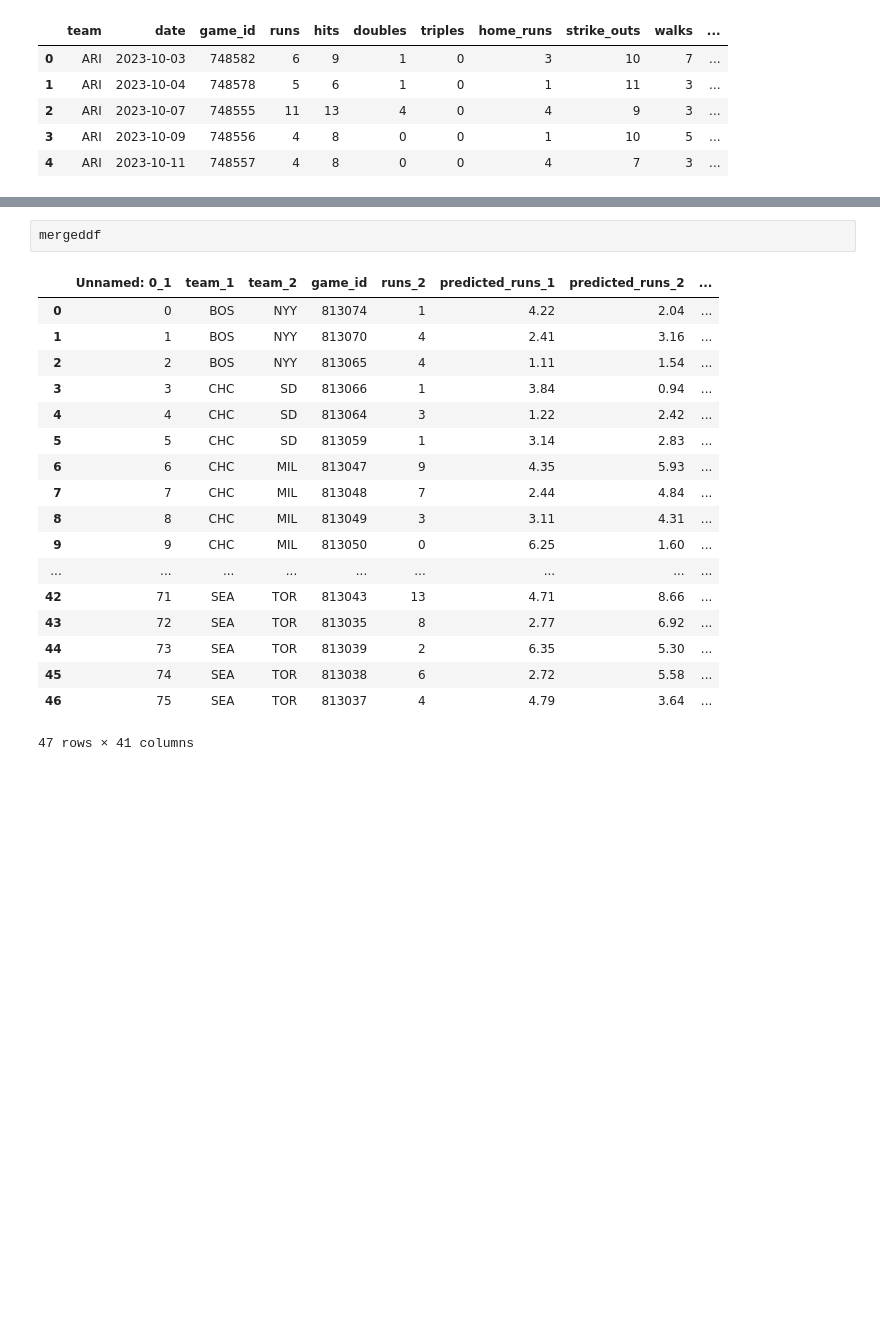
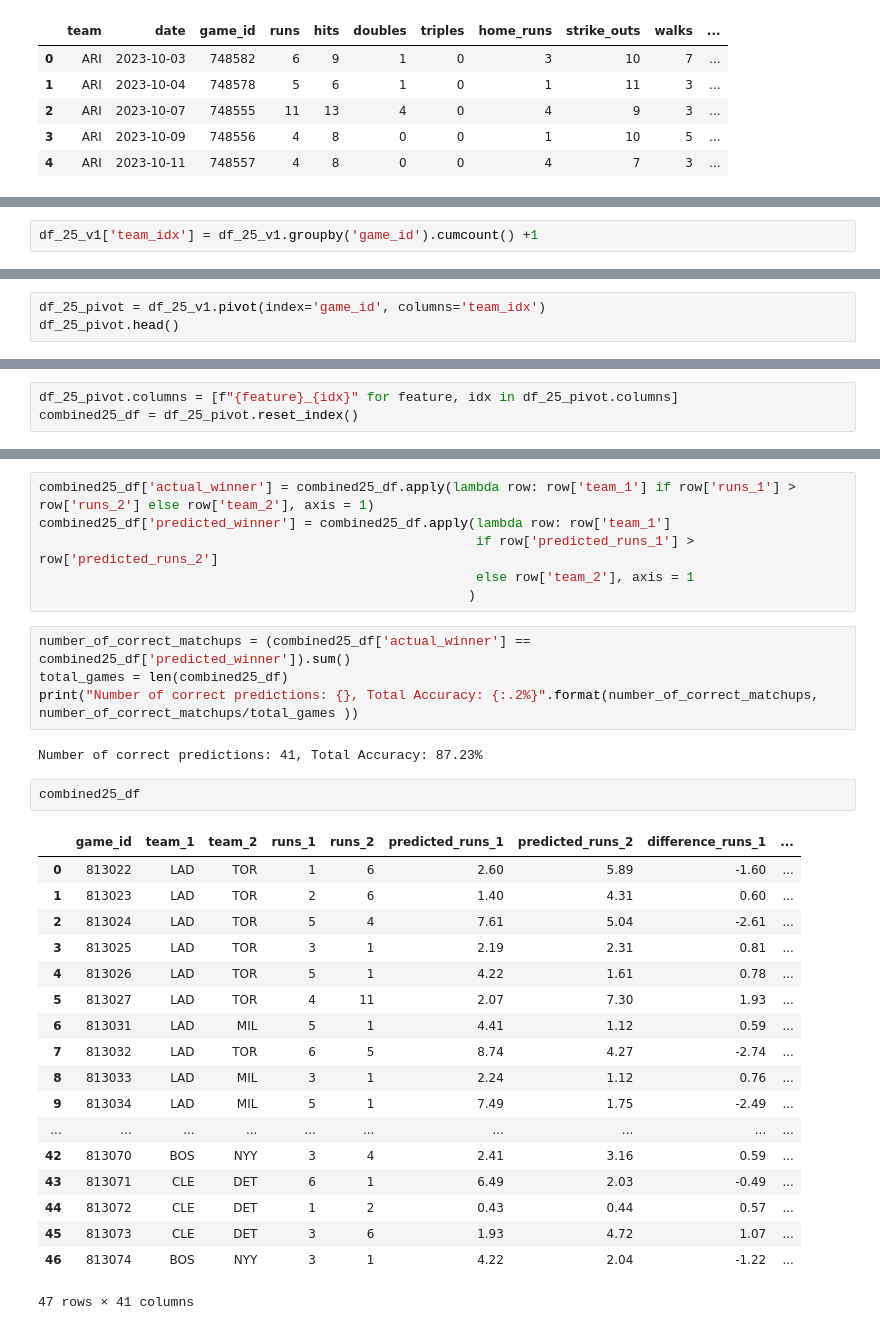
Before and after one commit to gesantel/MLBPS23, a Jupyter notebook: MLB23_PS_Offense.ipynb, the cells around one changed output, grey strips where cells are left out. Saved outputs shown, nothing was run; the diff lists cells and outputs as text; blank space fills up the shorter version.

```diff
--- a/MLB23_PS_Offense.ipynb
+++ b/MLB23_PS_Offense.ipynb
@@ -513,0 +495,2 @@ for col, pos in zip (cols_to_move, target_positions):
+# %%
+df_25_v1['team_idx'] = df_25_v1.groupby('game_id').cumcount() +1
@@ -513,0 +504,3 @@ for col, pos in zip (cols_to_move, target_positions):
+# %%
+df_25_pivot = df_25_v1.pivot(index='game_id', columns='team_idx')
+df_25_pivot.head()
@@ -513,0 +537,3 @@ for col, pos in zip (cols_to_move, target_positions):
+# %%
+df_25_pivot.columns = [f"{feature}_{idx}" for feature, idx in df_25_pivot.columns]
+combined25_df = df_25_pivot.reset_index()
@@ -514,21 +550,33 @@ for col, pos in zip (cols_to_move, target_positions):
+# %%
+combined25_df['actual_winner'] = combined25_df.apply(lambda row: row['team_1'] if row['runs_1'] > row['runs_2'] else row['team_2'], axis = 1)
+combined25_df['predicted_winner'] = combined25_df.apply(lambda row: row['team_1']
+                                                        if row['predicted_runs_1'] > row['predicted_runs_2']
+                                                        else row['team_2'], axis = 1
+                                                       )
+# %%
+number_of_correct_matchups = (combined25_df['actual_winner'] == combined25_df['predicted_winner']).sum()
+total_games = len(combined25_df)
+print("Number of correct predictions: {}, Total Accuracy: {:.2%}".format(number_of_correct_matchups, number_of_correct_matchups/total_games ))
+# %% [output]
+Number of correct predictions: 41, Total Accuracy: 87.23%
 # %%
-mergeddf
+combined25_df
 # %% [output]
-|  | Unnamed: 0_1 | team_1 | team_2 | game_id | runs_2 | predicted_runs_1 | predicted_runs_2 | ... |
-| 0 | 0 | BOS | NYY | 813074 | 1 | 4.22 | 2.04 | ... |
-| 1 | 1 | BOS | NYY | 813070 | 4 | 2.41 | 3.16 | ... |
-| 2 | 2 | BOS | NYY | 813065 | 4 | 1.11 | 1.54 | ... |
-| 3 | 3 | CHC | SD | 813066 | 1 | 3.84 | 0.94 | ... |
-| 4 | 4 | CHC | SD | 813064 | 3 | 1.22 | 2.42 | ... |
-| 5 | 5 | CHC | SD | 813059 | 1 | 3.14 | 2.83 | ... |
-| 6 | 6 | CHC | MIL | 813047 | 9 | 4.35 | 5.93 | ... |
-| 7 | 7 | CHC | MIL | 813048 | 7 | 2.44 | 4.84 | ... |
-| 8 | 8 | CHC | MIL | 813049 | 3 | 3.11 | 4.31 | ... |
-| 9 | 9 | CHC | MIL | 813050 | 0 | 6.25 | 1.60 | ... |
-| ... | ... | ... | ... | ... | ... | ... | ... | ... |
-| 42 | 71 | SEA | TOR | 813043 | 13 | 4.71 | 8.66 | ... |
-| 43 | 72 | SEA | TOR | 813035 | 8 | 2.77 | 6.92 | ... |
-| 44 | 73 | SEA | TOR | 813039 | 2 | 6.35 | 5.30 | ... |
-| 45 | 74 | SEA | TOR | 813038 | 6 | 2.72 | 5.58 | ... |
-| 46 | 75 | SEA | TOR | 813037 | 4 | 4.79 | 3.64 | ... |
+|  | game_id | team_1 | team_2 | runs_1 | runs_2 | predicted_runs_1 | predicted_runs_2 | difference_runs_1 | ... |
+| 0 | 813022 | LAD | TOR | 1 | 6 | 2.60 | 5.89 | -1.60 | ... |
+| 1 | 813023 | LAD | TOR | 2 | 6 | 1.40 | 4.31 | 0.60 | ... |
+| 2 | 813024 | LAD | TOR | 5 | 4 | 7.61 | 5.04 | -2.61 | ... |
+| 3 | 813025 | LAD | TOR | 3 | 1 | 2.19 | 2.31 | 0.81 | ... |
+| 4 | 813026 | LAD | TOR | 5 | 1 | 4.22 | 1.61 | 0.78 | ... |
+| 5 | 813027 | LAD | TOR | 4 | 11 | 2.07 | 7.30 | 1.93 | ... |
+| 6 | 813031 | LAD | MIL | 5 | 1 | 4.41 | 1.12 | 0.59 | ... |
+| 7 | 813032 | LAD | TOR | 6 | 5 | 8.74 | 4.27 | -2.74 | ... |
+| 8 | 813033 | LAD | MIL | 3 | 1 | 2.24 | 1.12 | 0.76 | ... |
+| 9 | 813034 | LAD | MIL | 5 | 1 | 7.49 | 1.75 | -2.49 | ... |
+| ... | ... | ... | ... | ... | ... | ... | ... | ... | ... |
+| 42 | 813070 | BOS | NYY | 3 | 4 | 2.41 | 3.16 | 0.59 | ... |
+| 43 | 813071 | CLE | DET | 6 | 1 | 6.49 | 2.03 | -0.49 | ... |
+| 44 | 813072 | CLE | DET | 1 | 2 | 0.43 | 0.44 | 0.57 | ... |
+| 45 | 813073 | CLE | DET | 3 | 6 | 1.93 | 4.72 | 1.07 | ... |
+| 46 | 813074 | BOS | NYY | 3 | 1 | 4.22 | 2.04 | -1.22 | ... |
 47 rows × 41 columns
```
Also changed, not shown: parts of 33 cells of this notebook.
